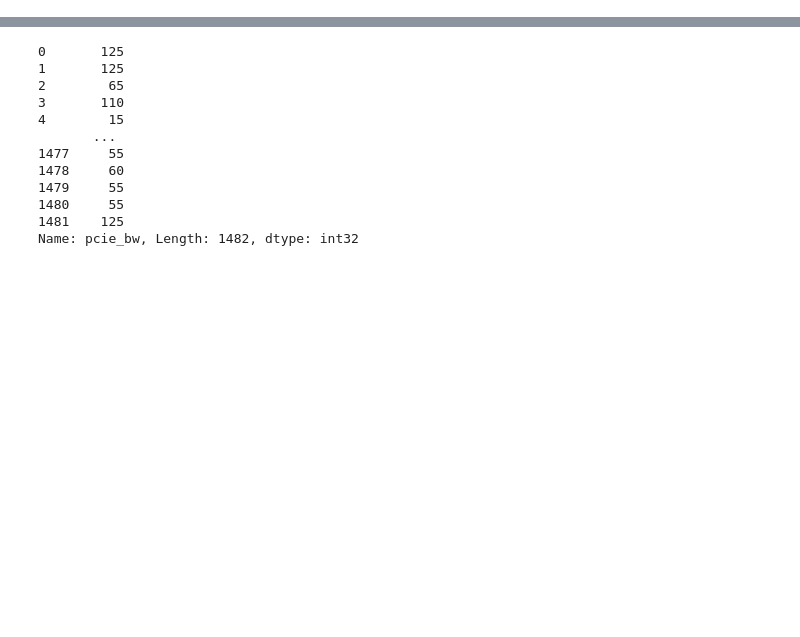
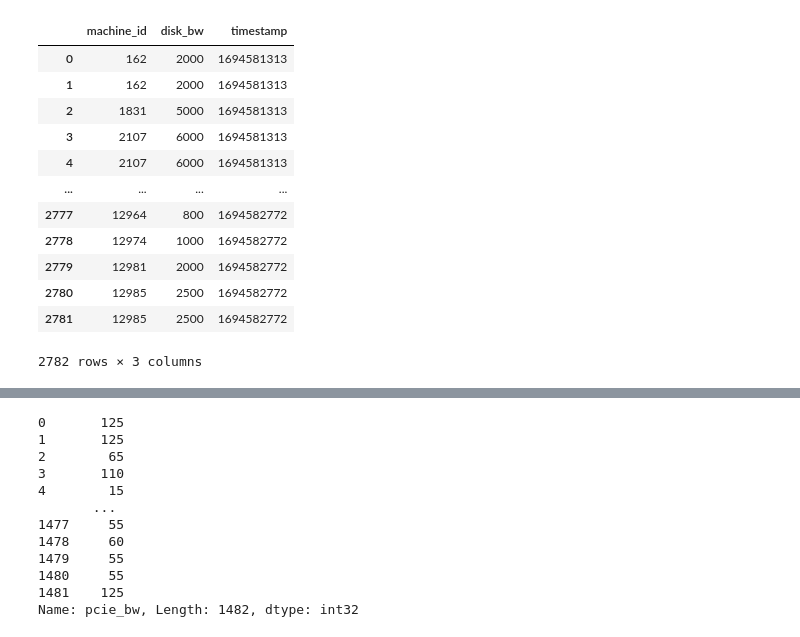
Before and after one commit to alkorolyov/vast-stats, a Jupyter notebook: notebooks/10 - tests.ipynb, the cells around one changed output, grey strips where cells are left out. Cells and saved outputs as stored; diff of their text form; code cells hidden in the pictures; blank space fills up the shorter version.

```diff
--- a/notebooks/10 - tests.ipynb
+++ b/notebooks/10 - tests.ipynb
@@ -19,0 +33,24 @@ warnings.filterwarnings("ignore", category=DeprecationWarning)
+# %%
+disk_bw = pd.read_sql('''WITH t AS (
+    SELECT *, COUNT() FROM disk_bw_ts
+    GROUP BY machine_id, disk_bw
+    HAVING COUNT() > 1
+)
+SELECT disk_bw_ts.*
+FROM disk_bw_ts
+INNER JOIN t ON disk_bw_ts.machine_id = t.machine_id''', conn)
+disk_bw
+# %% [output]
+|  | machine_id | disk_bw | timestamp |
+| 0 | 162 | 2000 | 1694581313 |
+| 1 | 162 | 2000 | 1694581313 |
+| 2 | 1831 | 5000 | 1694581313 |
+| 3 | 2107 | 6000 | 1694581313 |
+| 4 | 2107 | 6000 | 1694581313 |
+| ... | ... | ... | ... |
+| 2777 | 12964 | 800 | 1694582772 |
+| 2778 | 12974 | 1000 | 1694582772 |
+| 2779 | 12981 | 2000 | 1694582772 |
+| 2780 | 12985 | 2500 | 1694582772 |
+| 2781 | 12985 | 2500 | 1694582772 |
+2782 rows × 3 columns
```
Also changed, not shown: parts of 8 cells of this notebook, 7 other files.
